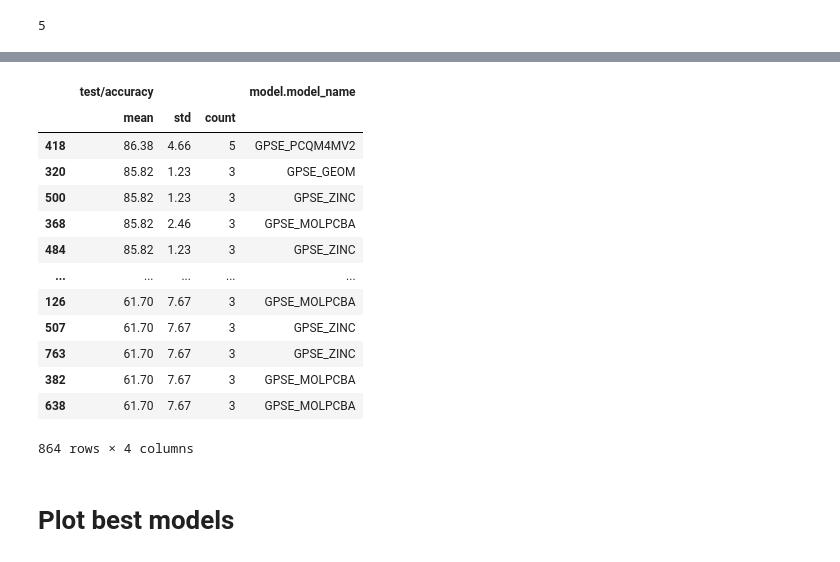
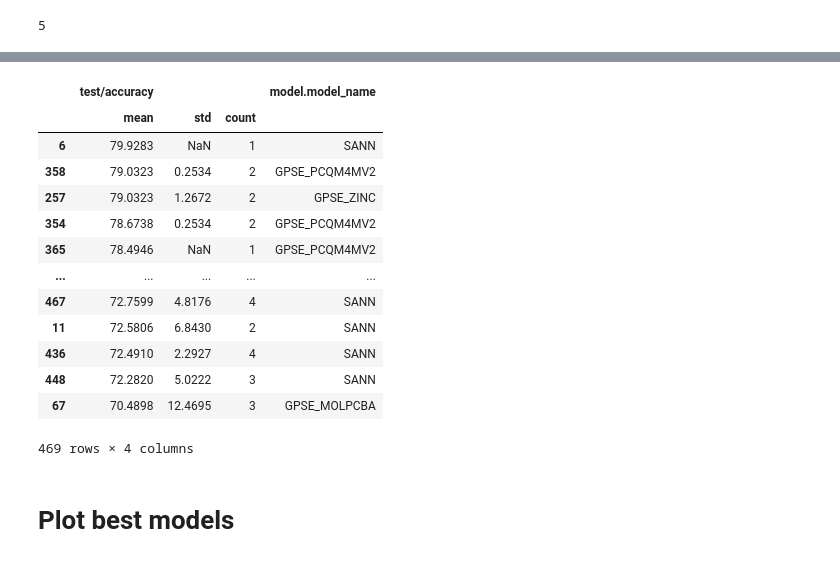
Before and after one commit to geometric-intelligence/TopoBenchmark, a Jupyter notebook: result_processing.ipynb, the cells around one changed output, grey strips where cells are left out. Drawn from its saved outputs; the diff is of its cells as text; code cells hidden in the pictures.

```diff
--- a/result_processing.ipynb
+++ b/result_processing.ipynb
@@ -24,6 +24,7 @@ csv_names = [csv_file[:-4] for csv_file in csv_files]
 user = "telyatnikov_sap"
 
 for project_dataset in PROJ_DS:
+    for project_type in PROJ_TYPES:
         project_name = f"{PROJ_PREFIX}_{project_type}_{project_dataset}"
         if project_name not in csv_names:
             runs = api.runs(f"{user}/{project_name}")
@@ -54,8 +55,6 @@ for project_dataset in PROJ_DS:
             for row in runs_df.iloc:
                 row["summary"] = ast.literal_eval(row["summary"])
                 row["config"] = ast.literal_eval(row["config"])
-
-
     for row in runs_df.iloc:
         row["summary"].update(row["config"])
 
@@ -361,20 +360,20 @@ Dataset: PROTEINS, Model: SANN
 # %%
-collect_subsets['MUTAG'][['test/accuracy', 'model.model_name']].sort_values(by=('test/accuracy', 'mean'), ascending=False)
+collect_subsets['PROTEINS'][['test/accuracy', 'model.model_name']].sort_values(by=('test/accuracy', 'mean'), ascending=False)
 # %% [output]
 |  | test/accuracy |  |  | model.model_name |
 |  | mean | std | count |  |
-| 418 | 86.38 | 4.66 | 5 | GPSE_PCQM4MV2 |
-| 320 | 85.82 | 1.23 | 3 | GPSE_GEOM |
-| 500 | 85.82 | 1.23 | 3 | GPSE_ZINC |
-| 368 | 85.82 | 2.46 | 3 | GPSE_MOLPCBA |
-| 484 | 85.82 | 1.23 | 3 | GPSE_ZINC |
+| 6 | 79.9283 | NaN | 1 | SANN |
+| 358 | 79.0323 | 0.2534 | 2 | GPSE_PCQM4MV2 |
+| 257 | 79.0323 | 1.2672 | 2 | GPSE_ZINC |
+| 354 | 78.6738 | 0.2534 | 2 | GPSE_PCQM4MV2 |
+| 365 | 78.4946 | NaN | 1 | GPSE_PCQM4MV2 |
 | ... | ... | ... | ... | ... |
-| 126 | 61.70 | 7.67 | 3 | GPSE_MOLPCBA |
-| 507 | 61.70 | 7.67 | 3 | GPSE_ZINC |
-| 763 | 61.70 | 7.67 | 3 | GPSE_ZINC |
-| 382 | 61.70 | 7.67 | 3 | GPSE_MOLPCBA |
-| 638 | 61.70 | 7.67 | 3 | GPSE_MOLPCBA |
+| 467 | 72.7599 | 4.8176 | 4 | SANN |
+| 11 | 72.5806 | 6.8430 | 2 | SANN |
+| 436 | 72.4910 | 2.2927 | 4 | SANN |
+| 448 | 72.2820 | 5.0222 | 3 | SANN |
+| 67 | 70.4898 | 12.4695 | 3 | GPSE_MOLPCBA |
-864 rows × 4 columns
+469 rows × 4 columns
 # %% [markdown]
 # Plot best models
 # %%
```
Also changed, not shown: parts of 8 cells of this notebook.
